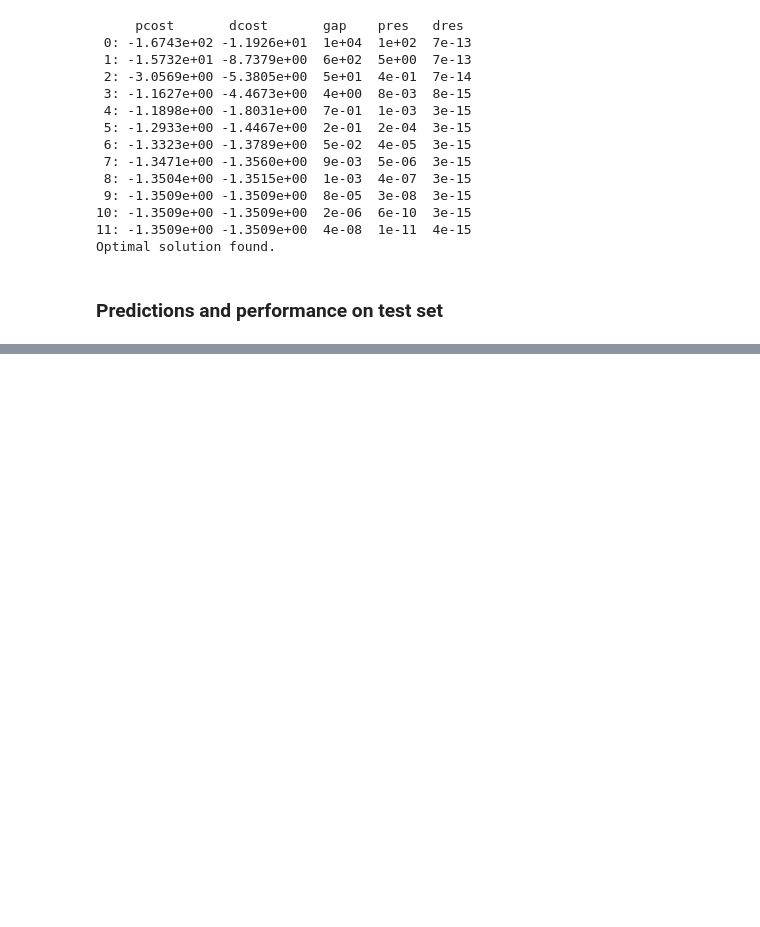
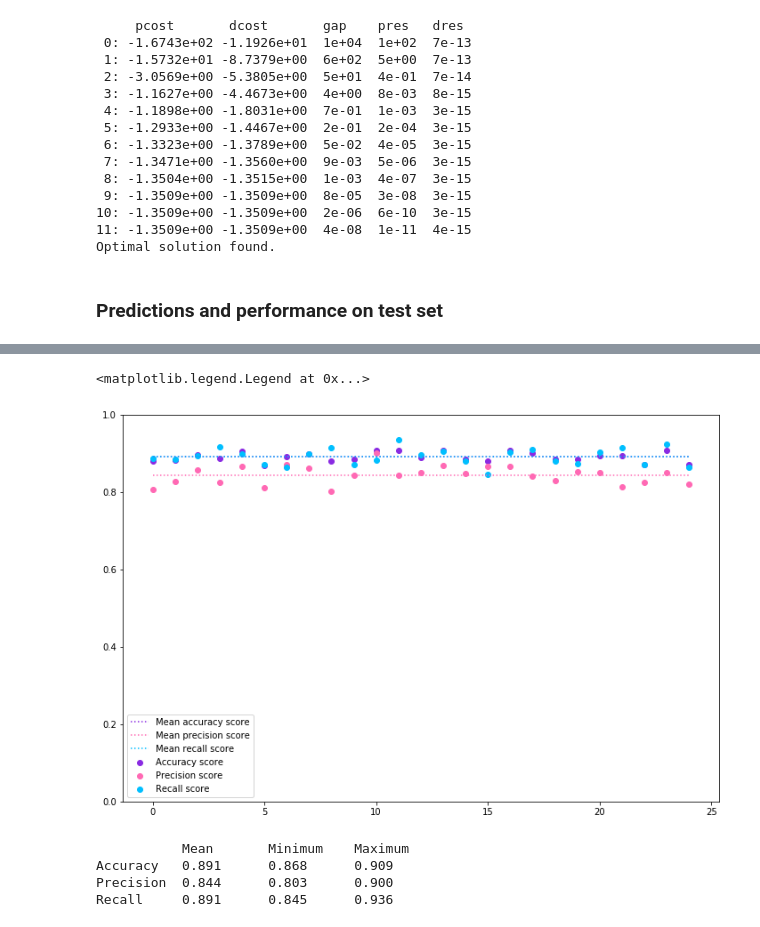
Before and after one commit to nishai/Person-Detection-SVM-HOG, a Jupyter notebook: Person detection.ipynb, the cells around one changed output, grey strips where cells are left out. Drawn from its saved outputs; the diff is of its cells as text; code cells hidden in the pictures; blank space fills up the shorter version.

```diff
--- a/Person detection.ipynb
+++ b/Person detection.ipynb
@@ -189,6 +246,5 @@ def split_data(data, labels, train_split=0.75):
 # %%
-data, labels = shuffle(f, y, random_state=0)
-x_train, y_train, x_test, y_test = split_data(data, labels)
+x_train, y_train, x_test, y_test = shuffle_and_split(f, y, seed=0)
 print(x_train.shape, y_train.shape, x_test.shape, y_test.shape)
 # %% [output]
 (1936, 864) (1936,) (645, 864) (645,)
@@ -215,7 +271,7 @@ class Linear_SVM:
         self.b = None
 
 
-    def fit_soft(self, x, y):
+    def fit_soft(self, x, y, progress=True):
         """
         Fit alphas for dual problem soft margin SVM.
 
@@ -241,14 +297,14 @@ class Linear_SVM:
         A = matrix(y.reshape(1, -1))
         b = matrix(np.zeros(1))
 
-        solvers.options['show_progress'] = True
+        solvers.options['show_progress'] = progress
         sol = solvers.qp(P, q, G, h, A, b)
 
         alphas = np.array(sol['x'])
         return alphas
 
 
-    def fit_hard(self, x, y):
+    def fit_hard(self, x, y, progress=True):
         """
         Fit alphas for dual problem soft margin SVM.
 
@@ -270,13 +326,13 @@ class Linear_SVM:
         h = matrix(np.zeros(num))
         A = matrix(y.reshape(1, -1))
         b = matrix(np.zeros(1))
-        solvers.options['show_progress'] = True
+        solvers.options['show_progress'] = progress
         sol = solvers.qp(P, q, G, h, A, b)
         alphas = np.array(sol['x'])
         return alphas
 
 
-    def fit(self, x, y, soft=True):
+    def fit(self, x, y, soft=True, progress=True):
         """
         Fit the model according to the given training data.
 
@@ -285,9 +341,9 @@ class Linear_SVM:
             y: numpy.array
         """
         if soft:
-            alphas = self.fit_soft(x, y)
+            alphas = self.fit_soft(x, y, progress)
         else:
-            alphas = self.fit_hard(x, y)
+            alphas = self.fit_hard(x, y, progress)
 
         # get weights
         w = np.sum(alphas * y[:, None] * x, axis=0)
@@ -319,7 +375,7 @@ class Linear_SVM:
 ### Fit SVM on training data
 # %%
 svm = Linear_SVM()
-svm.fit(x_train, y_train)
+svm.fit(x_train, y_train, progress=True)
 # %% [output]
      pcost       dcost       gap    pres   dres
  0: -1.6743e+02 -1.1926e+01  1e+04  1e+02  7e-13
@@ -350,0 +449,2 @@ accuracy_score(y_test, y_pred)
+# %%
+accuracy, precision, recall = run_trials(f,y,25)
@@ -350,0 +469,27 @@ accuracy_score(y_test, y_pred)
+# %%
+trial_range = np.arange(25)
+
+plt.figure(figsize=(12,8))
+axes = plt.gca()
+axes.set_ylim([0,1])
+
+plt.scatter(trial_range, accuracy, label='Accuracy score', color = 'blueviolet')
+plt.plot(trial_range, np.full(25, np.mean(accuracy)), label='Mean accuracy score', linestyle='dotted', color='blueviolet')
+plt.scatter(trial_range, precision, label='Precision score', color='hotpink')
+plt.plot(trial_range, np.full(25, np.mean(precision)), label='Mean precision score', linestyle='dotted', color='hotpink')
+plt.scatter(trial_range, recall, label='Recall score', color='deepskyblue')
+plt.plot(trial_range, np.full(25, np.mean(recall)), label='Mean recall score', linestyle='dotted', color='deepskyblue')
+plt.legend()
+# %% [output]
+<matplotlib.legend.Legend at 0x...>
+[figure, added]
+# %%
+print('{:10s} {:10s} {:10s} {:10s}'.format('','Mean', 'Minimum', 'Maximum'))
+print('{:10s} {:<10.3f} {:<10.3f} {:<10.3f}'.format('Accuracy', np.mean(accuracy), np.min(accuracy), np.max(accuracy)))
+print('{:10s} {:<10.3f} {:<10.3f} {:<10.3f}'.format('Precision', np.mean(precision), np.min(precision), np.max(precision)))
+print('{:10s} {:<10.3f} {:<10.3f} {:<10.3f}'.format('Recall', np.mean(recall), np.min(recall), np.max(recall)))
+# %% [output]
+           Mean       Minimum    Maximum
+Accuracy   0.891      0.868      0.909
+Precision  0.844      0.803      0.900
+Recall     0.891      0.845      0.936
```
Also changed, not shown: parts of 18 cells of this notebook.
